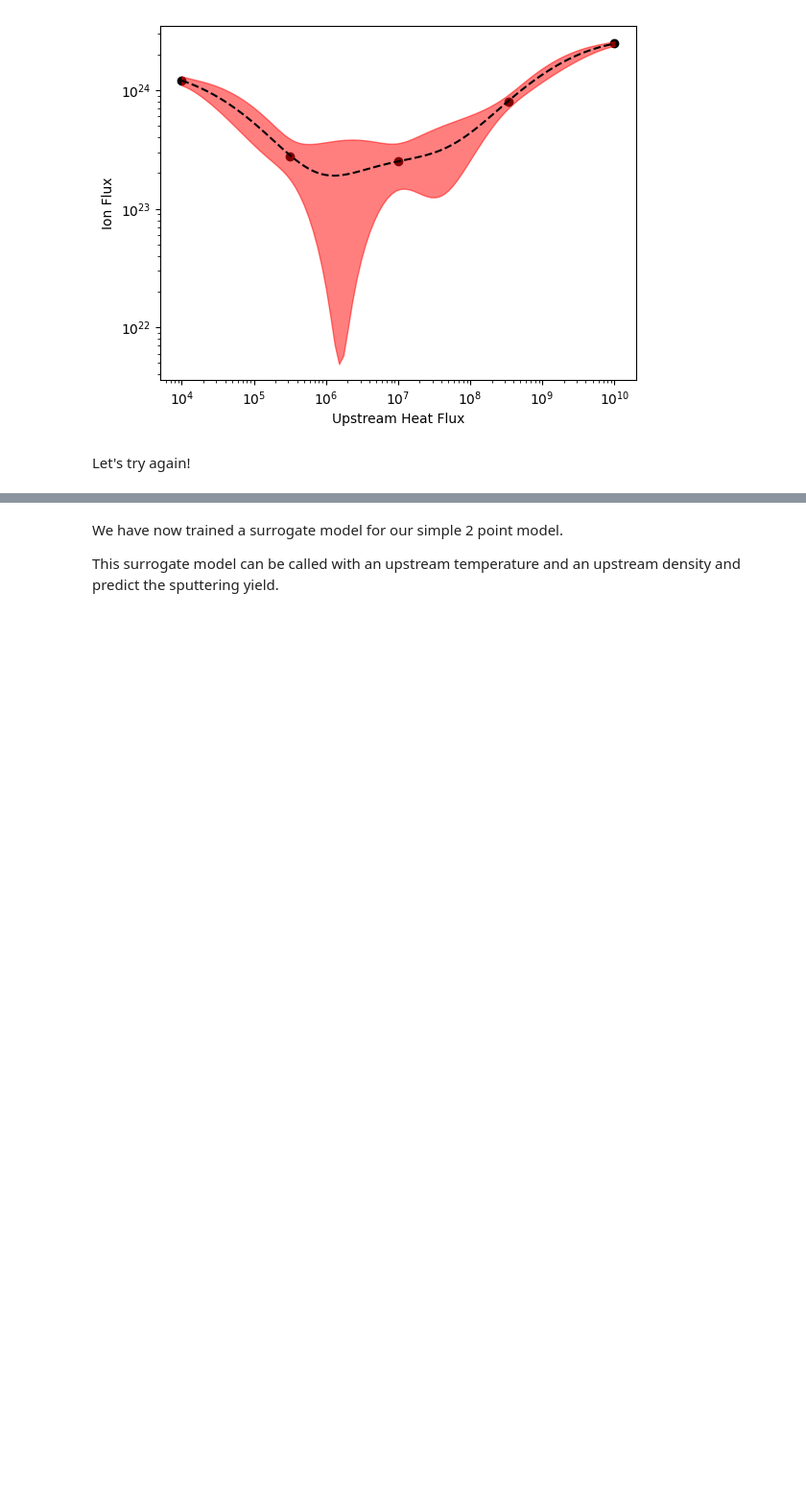
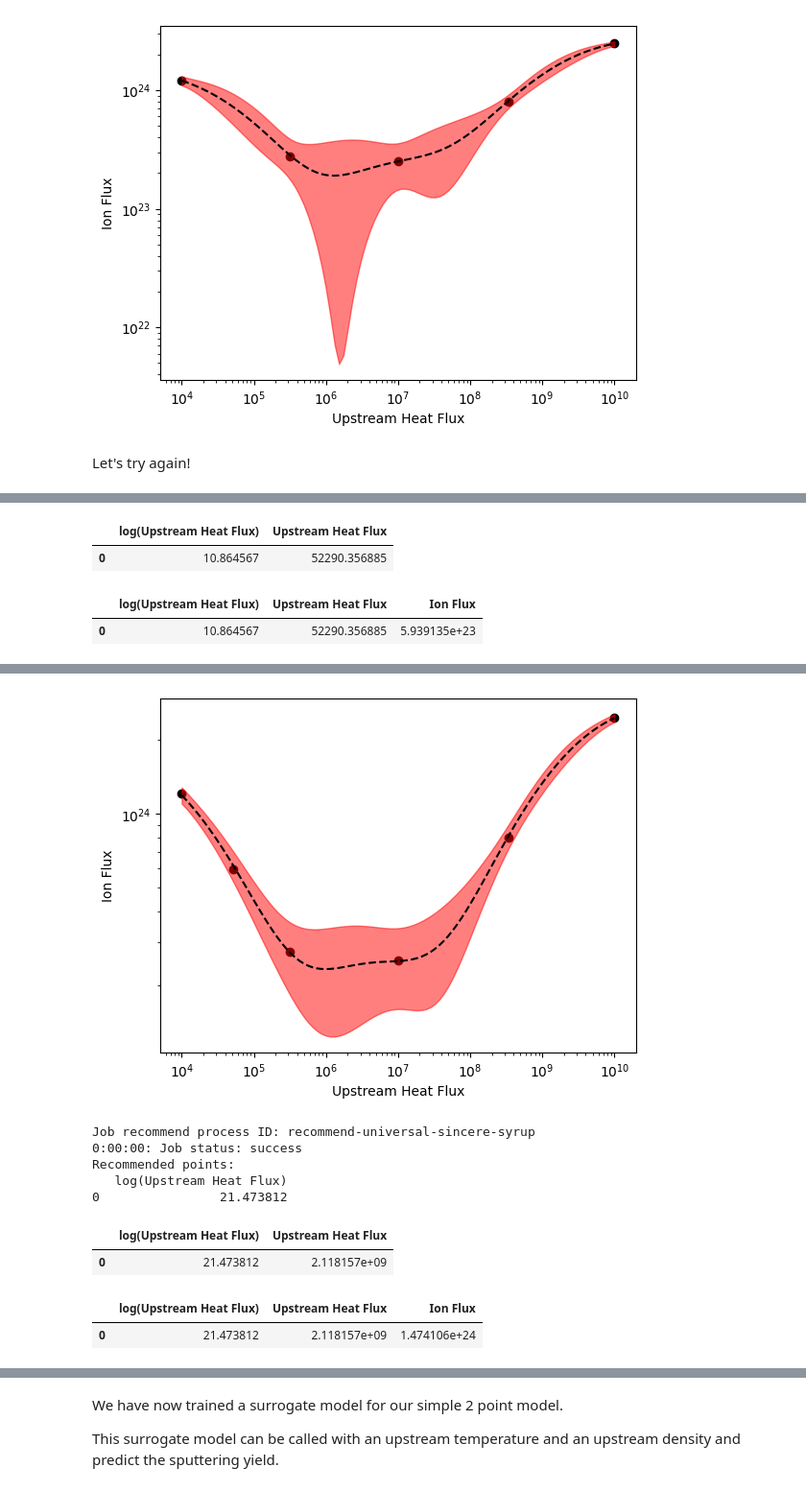
Before and after one commit to digiLab-ai/Magnetic-Fusion-Performance, a Jupyter notebook: edge_demo_one_d.ipynb, the cells around one changed output, grey strips where cells are left out. Shown: that part at 96% size. Drawn from its saved outputs; the diff is of its cells as text; code cells hidden in the pictures; blank space fills up the shorter version.

Commit message:
Adding loop functionality

```diff
--- a/edge_demo_one_d.ipynb
+++ b/edge_demo_one_d.ipynb
@@ -283,8 +280,3 @@ plot_one_d(train_df=df_increased_train,
 [figure]
 # %% [markdown]
 Let's try again!
-# %%
-df_suggested_train, _ = model_increased_emulator.recommend(num_points=2,
-                                        acq_func="explore"
-                                        # acq_func="ExpectedImprovement"
-                                        )
@@ -304,0 +283,61 @@ Recommended points:
+# %%
+def training_loop(train_df,
+                  emulator,
+                  model,
+                  model_dataset,
+                  num_points=1):
+    df_suggested_train, _ = emulator.recommend(num_points=num_points,
+                                            acq_func="explore"
+                                            # acq_func="ExpectedImprovement"
+                                            )
+    df_suggested_train['Upstream Heat Flux'] = df_suggested_train["log(Upstream Heat Flux)"].apply(np.exp)
+    display(df_suggested_train)
+    # Let's use our model to predict the ion flux
+    df_suggested_train['Ion Flux'] = df_suggested_train['Upstream Heat Flux'].apply(model)
+
+
+    df_increased_train = pd.concat((train_df, df_suggested_train))
+
+    display(df_suggested_train)
+    # Define the name of the dataset
+    model_dataset_increased_id = "Model_Data_Increased"
+    model_dataset.delete()
+    # Initialise a Dataset object
+    model_dataset = tl.Dataset(id=model_dataset_increased_id)
+
+    # Upload the dataset to the cloud
+    model_dataset.upload(df_increased_train)
+
+    # Re train with this new data set
+
+    emulator.delete()
+    # Initialise emulator
+    increased_emulator_id = "Model_Increased_GP"
+    # model_increased_emulator.delete()
+    increased_emulator = tl.Emulator(id=increased_emulator_id)
+
+    # Train the emulator
+    increased_emulator.train(dataset=model_dataset,
+                        inputs=["log(Upstream Heat Flux)"],
+                        outputs=["Ion Flux"],
+                        verbose=True)
+
+    model_increased_predictions = increased_emulator.predict(df_test[["log(Upstream Heat Flux)"]])
+    df_increased_test["Ion Flux"] = model_increased_predictions[0]
+    df_increased_test["Ion Flux Standard Deviation"] = model_increased_predictions[1]
+    plot_one_d(train_df=df_increased_train,
+            x_quantity_name=x_quantity,
+            y_quantity_name=y_quantity,
+            prediction_df=df_increased_test,
+            y_quantity_std_name="Ion Flux Standard Deviation"
+                                )
+    return increased_emulator, df_increased_train, model_dataset
+
+
+for i in range(3):
+    model_increased_emulator = training_loop(
+                df_increased_train,
+                model_increased_emulator,
+                model_dataset=model_dataset_increased,
+                model=ion_flux_model)
+# %% [output]
@@ -304,0 +355,4 @@ Recommended points:
+|  | log(Upstream Heat Flux) | Upstream Heat Flux |
+| 0 | 10.864567 | 52290.356885 |
+|  | log(Upstream Heat Flux) | Upstream Heat Flux | Ion Flux |
+| 0 | 10.864567 | 52290.356885 | 5.939135e+23 |
@@ -304,0 +376,10 @@ Recommended points:
+[figure, added]
+Job recommend process ID: recommend-universal-sincere-syrup
+0:00:00: Job status: success
+Recommended points:
+   log(Upstream Heat Flux)
+0                21.473812
+|  | log(Upstream Heat Flux) | Upstream Heat Flux |
+| 0 | 21.473812 | 2.118157e+09 |
+|  | log(Upstream Heat Flux) | Upstream Heat Flux | Ion Flux |
+| 0 | 21.473812 | 2.118157e+09 | 1.474106e+24 |
```
Also changed, not shown: parts of 11 cells of this notebook.
